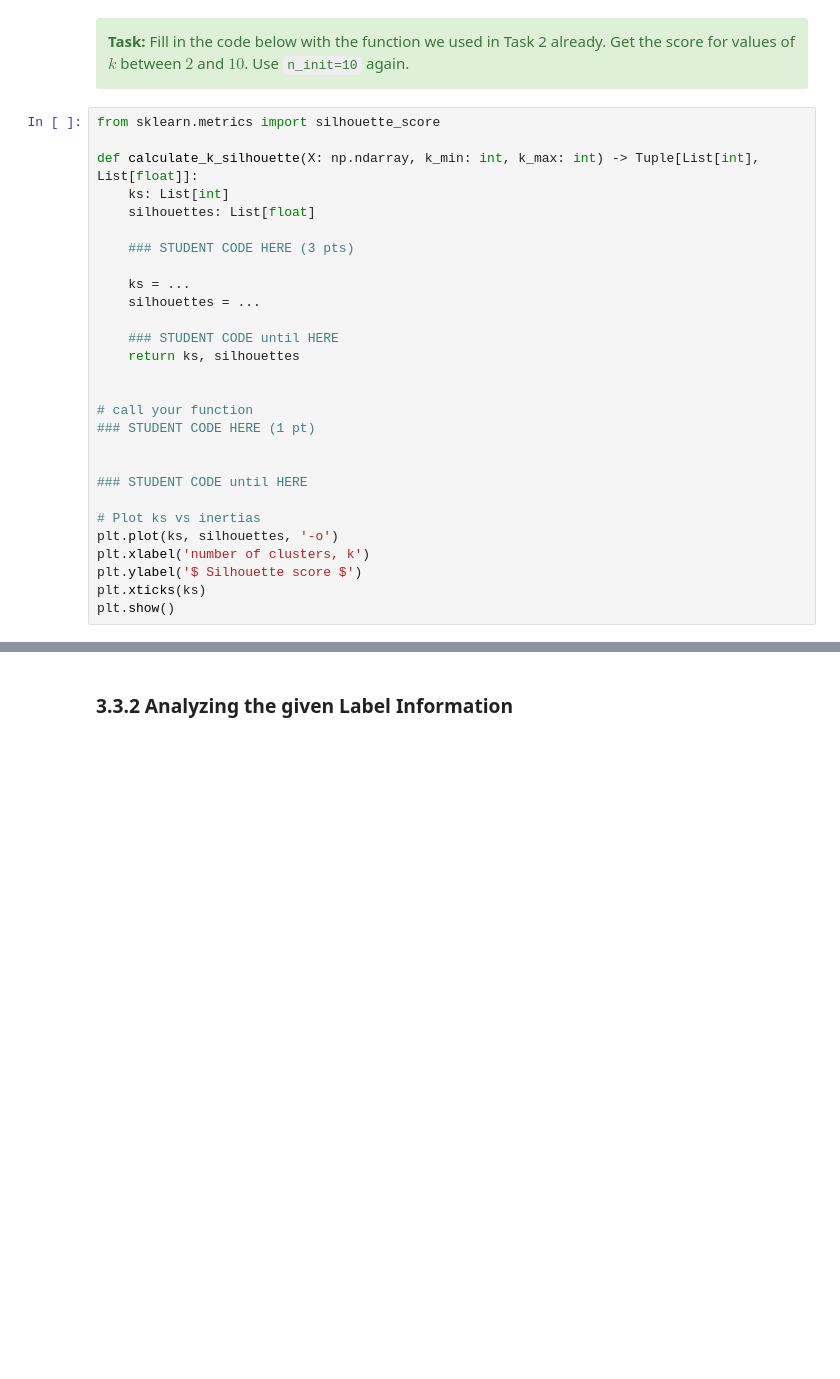
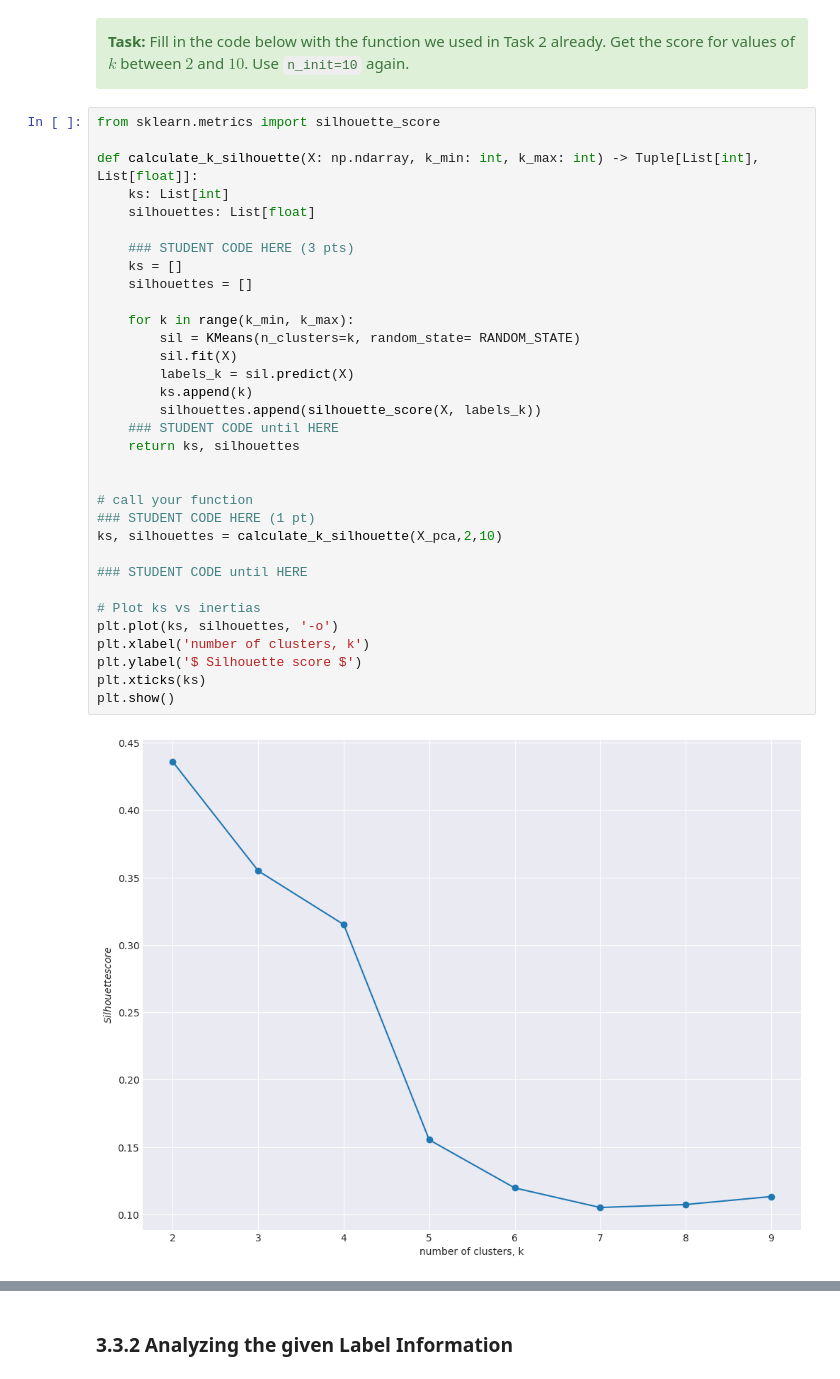
Before and after one commit to samuelrr1/Gay_Clanker, a Jupyter notebook: 3_pca_clustering.ipynb, the cells around one changed output, grey strips where cells are left out. Drawn from its saved outputs; the diff is of its cells as text; blank space fills up the shorter version.

```diff
--- a/3_pca_clustering.ipynb
+++ b/3_pca_clustering.ipynb
@@ -391,31 +395,38 @@ Let's use the silhouette score to get a value for $k$.
 # %%
 from sklearn.metrics import silhouette_score
 
 def calculate_k_silhouette(X: np.ndarray, k_min: int, k_max: int) -> Tuple[List[int], List[float]]:
     ks: List[int]
     silhouettes: List[float]
 
     ### STUDENT CODE HERE (3 pts)
+    ks = []
+    silhouettes = []
 
-    ks = ...
-    silhouettes = ...
-
+    for k in range(k_min, k_max):
+        sil = KMeans(n_clusters=k, random_state= RANDOM_STATE)
+        sil.fit(X)
+        labels_k = sil.predict(X)
+        ks.append(k)
+        silhouettes.append(silhouette_score(X, labels_k))
     ### STUDENT CODE until HERE
     return ks, silhouettes
 
 
 # call your function
 ### STUDENT CODE HERE (1 pt)
-
+ks, silhouettes = calculate_k_silhouette(X_pca,2,10)
 
 ### STUDENT CODE until HERE
 
 # Plot ks vs inertias
 plt.plot(ks, silhouettes, '-o')
 plt.xlabel('number of clusters, k')
 plt.ylabel('$ Silhouette score $')
 plt.xticks(ks)
 plt.show()
+# %% [output]
+[figure, added]
 # %% [markdown]
 <div class="alert alert-block alert-success">
 <b>Question (1 pt):</b> What is your conclusion looking at the results of the two metrics? What value would you choose for $k$?
```
Also changed, not shown: parts of 33 cells of this notebook.
